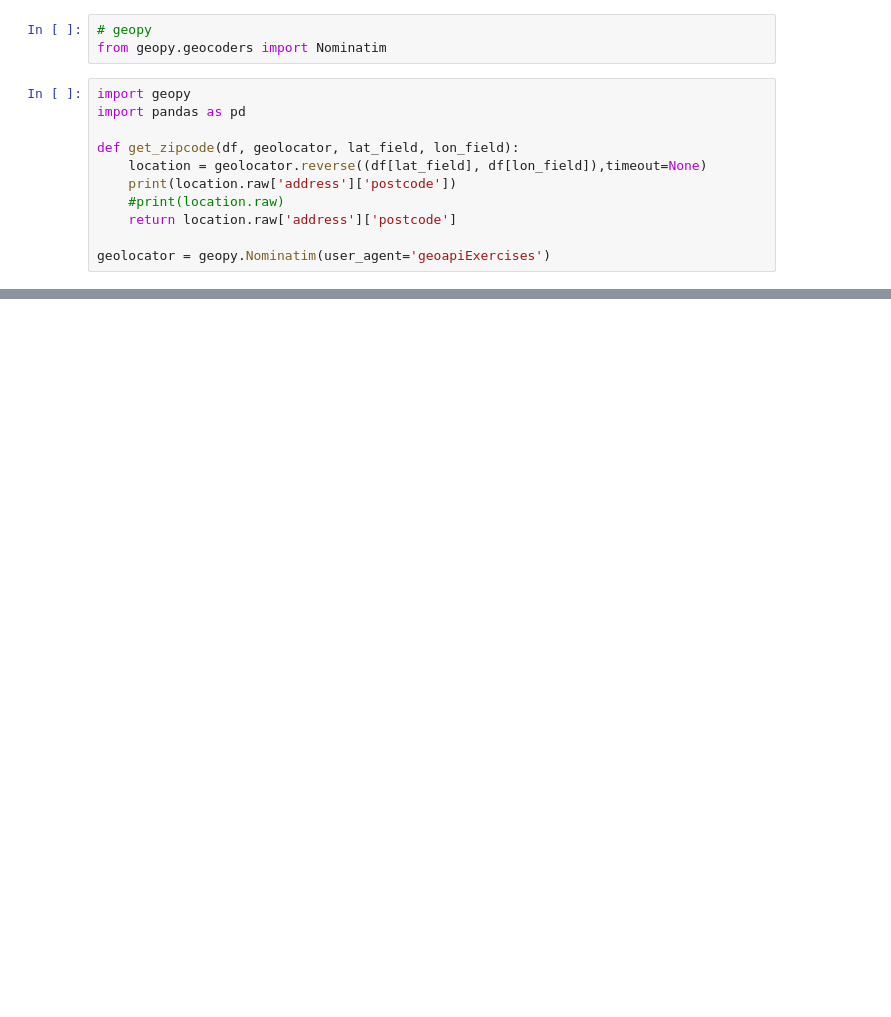
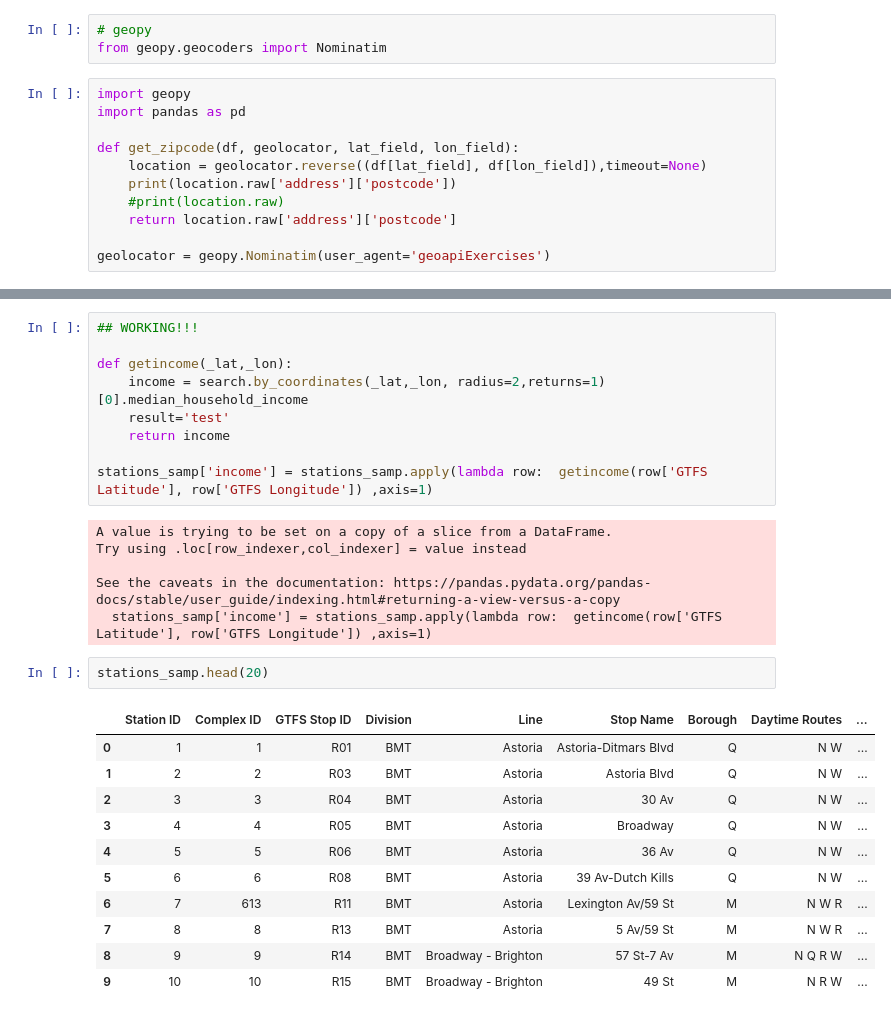
Before and after one commit to chan-chris/Metis_proj1, a Jupyter notebook: pgms/proj1_eda_cc.ipynb, the cells around one changed output, grey strips where cells are left out. Cells and saved outputs as stored; diff of their text form; blank space fills up the shorter version.

```diff
--- a/pgms/proj1_eda_cc.ipynb
+++ b/pgms/proj1_eda_cc.ipynb
@@ -174,0 +112,29 @@ Start downloading data for rich info zipcode database, total size 450+MB ...
+# %%
+## WORKING!!!
+
+def getincome(_lat,_lon):
+    income = search.by_coordinates(_lat,_lon, radius=2,returns=1)[0].median_household_income
+    result='test'
+    return income
+
+stations_samp['income'] = stations_samp.apply(lambda row:  getincome(row['GTFS Latitude'], row['GTFS Longitude']) ,axis=1)
+# %% [output]
+A value is trying to be set on a copy of a slice from a DataFrame.
+Try using .loc[row_indexer,col_indexer] = value instead
+
+See the caveats in the documentation: https://pandas.pydata.org/pandas-docs/stable/user_guide/indexing.html#returning-a-view-versus-a-copy
+  stations_samp['income'] = stations_samp.apply(lambda row:  getincome(row['GTFS Latitude'], row['GTFS Longitude']) ,axis=1)
+# %%
+stations_samp.head(20)
+# %% [output]
+|  | Station ID | Complex ID | GTFS Stop ID | Division | Line | Stop Name | Borough | Daytime Routes | ... |
+| 0 | 1 | 1 | R01 | BMT | Astoria | Astoria-Ditmars Blvd | Q | N W | ... |
+| 1 | 2 | 2 | R03 | BMT | Astoria | Astoria Blvd | Q | N W | ... |
+| 2 | 3 | 3 | R04 | BMT | Astoria | 30 Av | Q | N W | ... |
+| 3 | 4 | 4 | R05 | BMT | Astoria | Broadway | Q | N W | ... |
+| 4 | 5 | 5 | R06 | BMT | Astoria | 36 Av | Q | N W | ... |
+| 5 | 6 | 6 | R08 | BMT | Astoria | 39 Av-Dutch Kills | Q | N W | ... |
+| 6 | 7 | 613 | R11 | BMT | Astoria | Lexington Av/59 St | M | N W R | ... |
+| 7 | 8 | 8 | R13 | BMT | Astoria | 5 Av/59 St | M | N W R | ... |
+| 8 | 9 | 9 | R14 | BMT | Broadway - Brighton | 57 St-7 Av | M | N Q R W | ... |
+| 9 | 10 | 10 | R15 | BMT | Broadway - Brighton | 49 St | M | N R W | ... |
```
Also changed, not shown: parts of 17 cells of this notebook, 6 other files.
